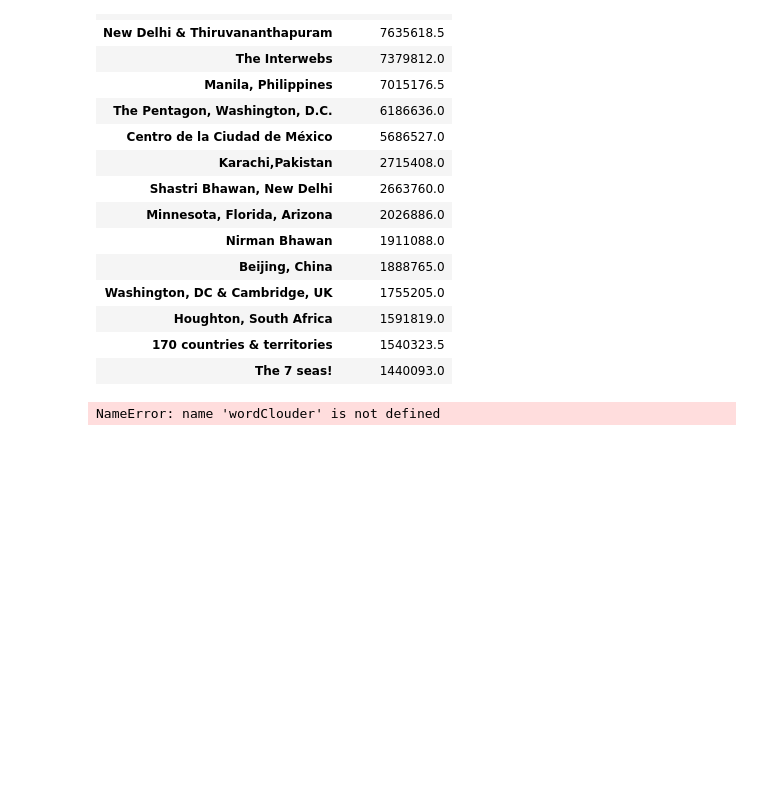
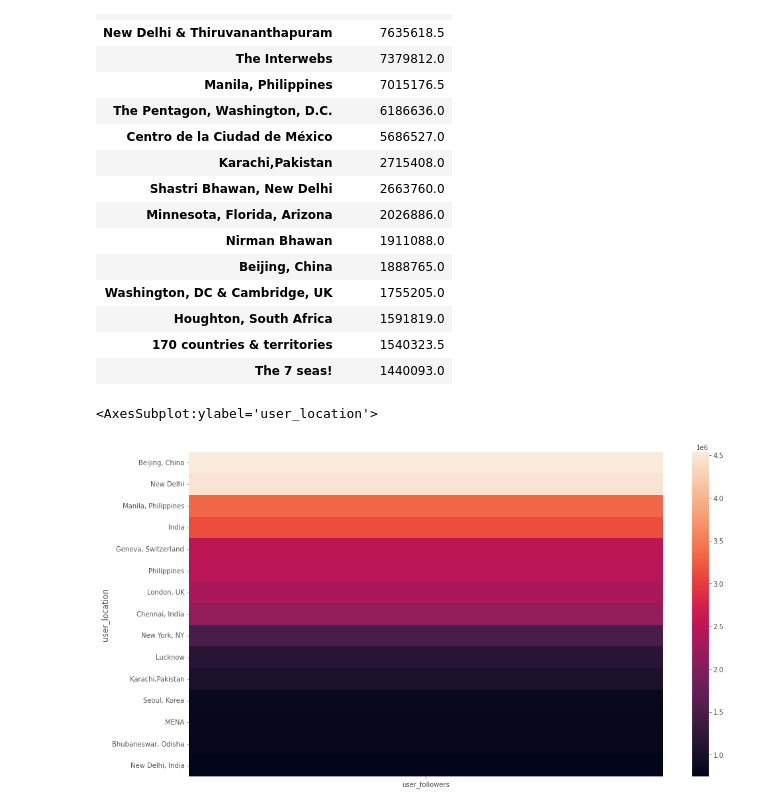
Before and after one commit to JGIOitesm/TC1002S, a Jupyter notebook: Dia 4 y 5 - Reto/covid.ipynb, the cells around one changed output. Cells and saved outputs as stored; diff of their text form; code cells hidden in the pictures; blank space fills up the shorter version.

```diff
--- a/Dia 4 y 5 - Reto/covid.ipynb
+++ b/Dia 4 y 5 - Reto/covid.ipynb
@@ -252,8 +275,8 @@ co_df_mdn.head(15)
 | Houghton, South Africa | 1591819.0 |
 | 170 countries & territories | 1540323.5 |
 | The 7 seas! | 1440093.0 |
-# %%
-wo_df = df[df['user_location']=='México']
-wordClouder(wo_df[['hashtags']])
-# %% [output]
-NameError: name 'wordClouder' is not defined
+# %%
+sns.heatmap(co_df_std.head(15))
+# %% [output]
+<AxesSubplot:ylabel='user_location'>
+[figure, added]
```
Also changed, not shown: parts of 13 cells of this notebook.
